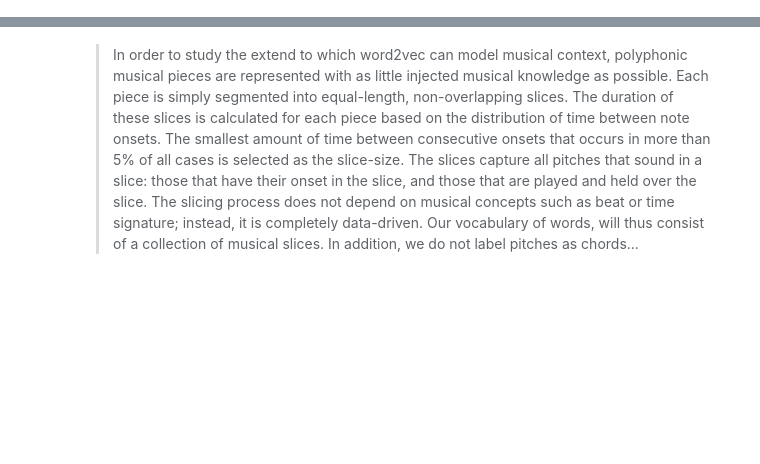
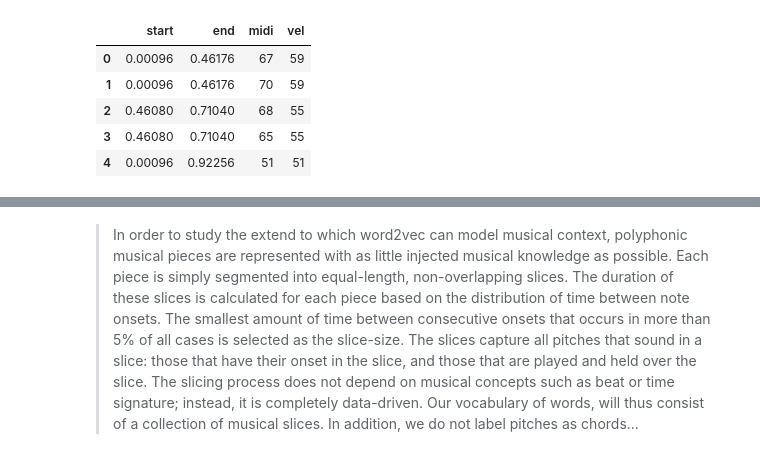
Before and after one commit to maxsun/MusicFinal, a Jupyter notebook: midi_viz.ipynb, the cells around one changed output, grey strips where cells are left out. Cells and saved outputs as stored; diff of their text form; code cells hidden in the pictures; blank space fills up the shorter version.

Commit message:
checkpoint, midi converted to words and pandas objects

```diff
--- a/midi_viz.ipynb
+++ b/midi_viz.ipynb
@@ -68,0 +23,11 @@ plot_piano_roll(m.get_events_in_timerange(0, 10).note_times())
+# %%
+m = Midi.from_file(fp)
+notes_data = pd.DataFrame(m.note_times())
+notes_data.head()
+# %% [output]
+|  | start | end | midi | vel |
+| 0 | 0.00096 | 0.46176 | 67 | 59 |
+| 1 | 0.00096 | 0.46176 | 70 | 59 |
+| 2 | 0.46080 | 0.71040 | 68 | 55 |
+| 3 | 0.46080 | 0.71040 | 65 | 55 |
+| 4 | 0.00096 | 0.92256 | 51 | 51 |
```
Also changed, not shown: parts of 15 cells of this notebook, 1 other file.
